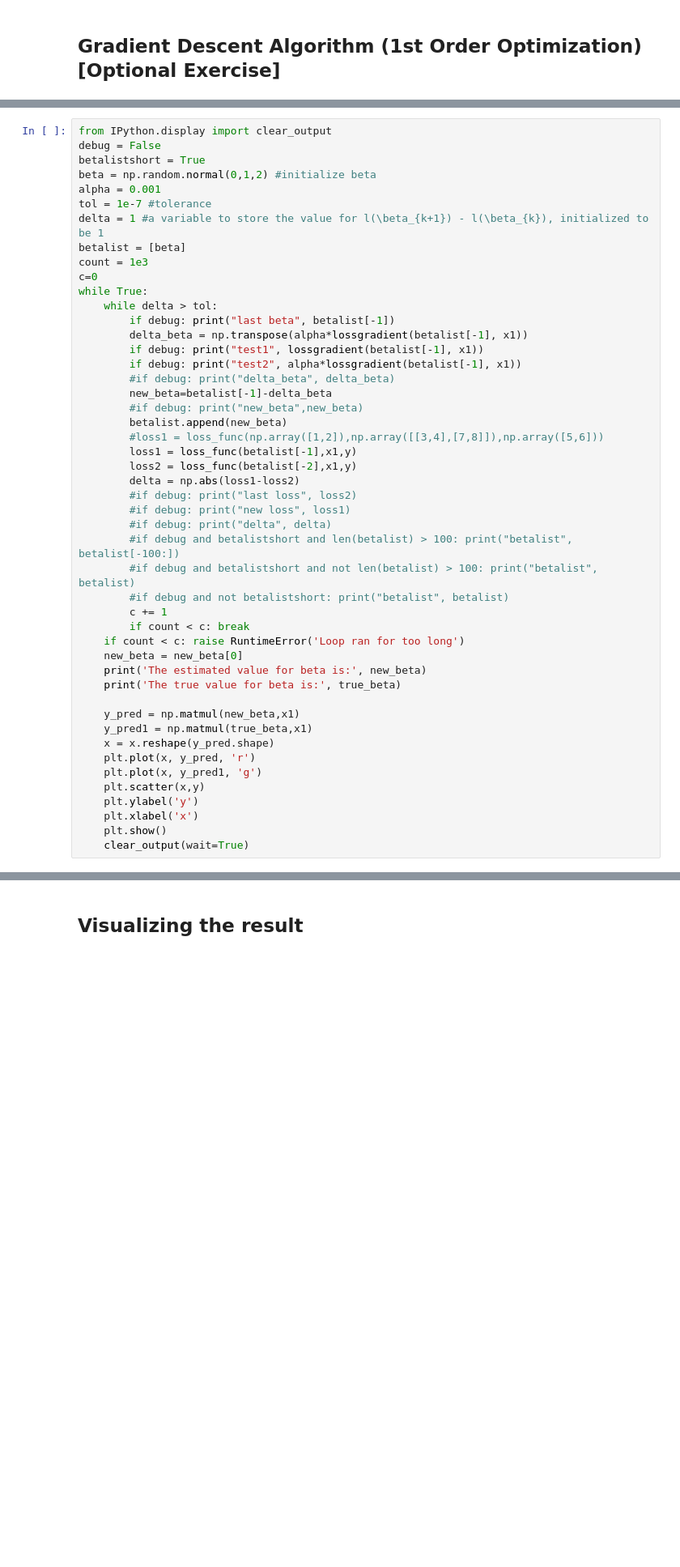
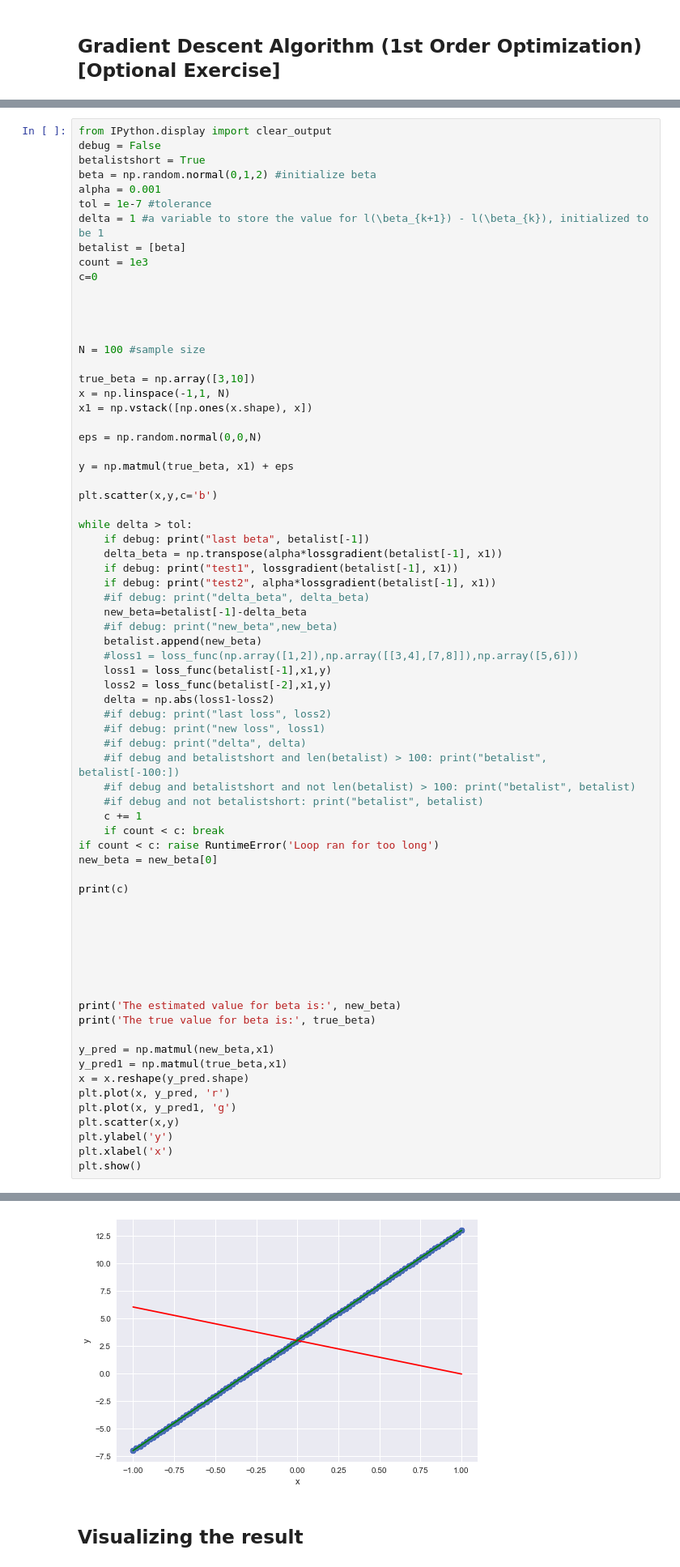
Before and after one commit to cityueegef/gef2021_aiot_exercise_notebooks, a Jupyter notebook: introduction_to_python/NumPy_exercise.ipynb, the cells around one changed output, grey strips where cells are left out. Shown at 81% size. Cells and saved outputs as stored; diff of their text form; blank space fills up the shorter version.

```diff
--- a/introduction_to_python/NumPy_exercise.ipynb
+++ b/introduction_to_python/NumPy_exercise.ipynb
@@ -396,41 +389,64 @@ delta = 1 #a variable to store the value for l(\beta_{k+1}) - l(\beta_{k}), init
 betalist = [beta]
 count = 1e3
 c=0
-while True:
-    while delta > tol:
-        if debug: print("last beta", betalist[-1])
-        delta_beta = np.transpose(alpha*lossgradient(betalist[-1], x1))
-        if debug: print("test1", lossgradient(betalist[-1], x1))
-        if debug: print("test2", alpha*lossgradient(betalist[-1], x1))
-        #if debug: print("delta_beta", delta_beta)
-        new_beta=betalist[-1]-delta_beta
-        #if debug: print("new_beta",new_beta)
-        betalist.append(new_beta)
-        #loss1 = loss_func(np.array([1,2]),np.array([[3,4],[7,8]]),np.array([5,6]))
-        loss1 = loss_func(betalist[-1],x1,y)
-        loss2 = loss_func(betalist[-2],x1,y)
-        delta = np.abs(loss1-loss2)
-        #if debug: print("last loss", loss2)
-        #if debug: print("new loss", loss1)
-        #if debug: print("delta", delta)
-        #if debug and betalistshort and len(betalist) > 100: print("betalist", betalist[-100:])
-        #if debug and betalistshort and not len(betalist) > 100: print("betalist", betalist)
-        #if debug and not betalistshort: print("betalist", betalist)
-        c += 1
-        if count < c: break
-    if count < c: raise RuntimeError('Loop ran for too long')
-    new_beta = new_beta[0]
-    print('The estimated value for beta is:', new_beta)
-    print('The true value for beta is:', true_beta)
 
-    y_pred = np.matmul(new_beta,x1)
-    y_pred1 = np.matmul(true_beta,x1)
-    x = x.reshape(y_pred.shape)
-    plt.plot(x, y_pred, 'r')
-    plt.plot(x, y_pred1, 'g')
-    plt.scatter(x,y)
-    plt.ylabel('y')
-    plt.xlabel('x')
-    plt.show()
-    clear_output(wait=True)
+
+
+
+N = 100 #sample size
+
+true_beta = np.array([3,10])
+x = np.linspace(-1,1, N)
+x1 = np.vstack([np.ones(x.shape), x])
+
+eps = np.random.normal(0,0,N)
+
+y = np.matmul(true_beta, x1) + eps
+
+plt.scatter(x,y,c='b')
+
+while delta > tol:
+    if debug: print("last beta", betalist[-1])
+    delta_beta = np.transpose(alpha*lossgradient(betalist[-1], x1))
+    if debug: print("test1", lossgradient(betalist[-1], x1))
+    if debug: print("test2", alpha*lossgradient(betalist[-1], x1))
+    #if debug: print("delta_beta", delta_beta)
+    new_beta=betalist[-1]-delta_beta
+    #if debug: print("new_beta",new_beta)
+    betalist.append(new_beta)
+    #loss1 = loss_func(np.array([1,2]),np.array([[3,4],[7,8]]),np.array([5,6]))
+    loss1 = loss_func(betalist[-1],x1,y)
+    loss2 = loss_func(betalist[-2],x1,y)
+    delta = np.abs(loss1-loss2)
+    #if debug: print("last loss", loss2)
+    #if debug: print("new loss", loss1)
+    #if debug: print("delta", delta)
+    #if debug and betalistshort and len(betalist) > 100: print("betalist", betalist[-100:])
+    #if debug and betalistshort and not len(betalist) > 100: print("betalist", betalist)
+    #if debug and not betalistshort: print("betalist", betalist)
+    c += 1
+    if count < c: break
+if count < c: raise RuntimeError('Loop ran for too long')
+new_beta = new_beta[0]
+
+print(c)
+
+
+
+
+
+
+
+print('The estimated value for beta is:', new_beta)
+print('The true value for beta is:', true_beta)
+
+y_pred = np.matmul(new_beta,x1)
+y_pred1 = np.matmul(true_beta,x1)
+x = x.reshape(y_pred.shape)
+plt.plot(x, y_pred, 'r')
+plt.plot(x, y_pred1, 'g')
+plt.scatter(x,y)
+plt.ylabel('y')
+plt.xlabel('x')
+plt.show()
 # %% [output]
@@ -440,3 +456,4 @@ ValueError: matmul: Input operand 0 does not have enough dimensions (has 0, gufu
+[figure, added]
 # %% [markdown]
 ## Visualizing the result
 # %%
```
Also changed, not shown: parts of 8 cells of this notebook.
